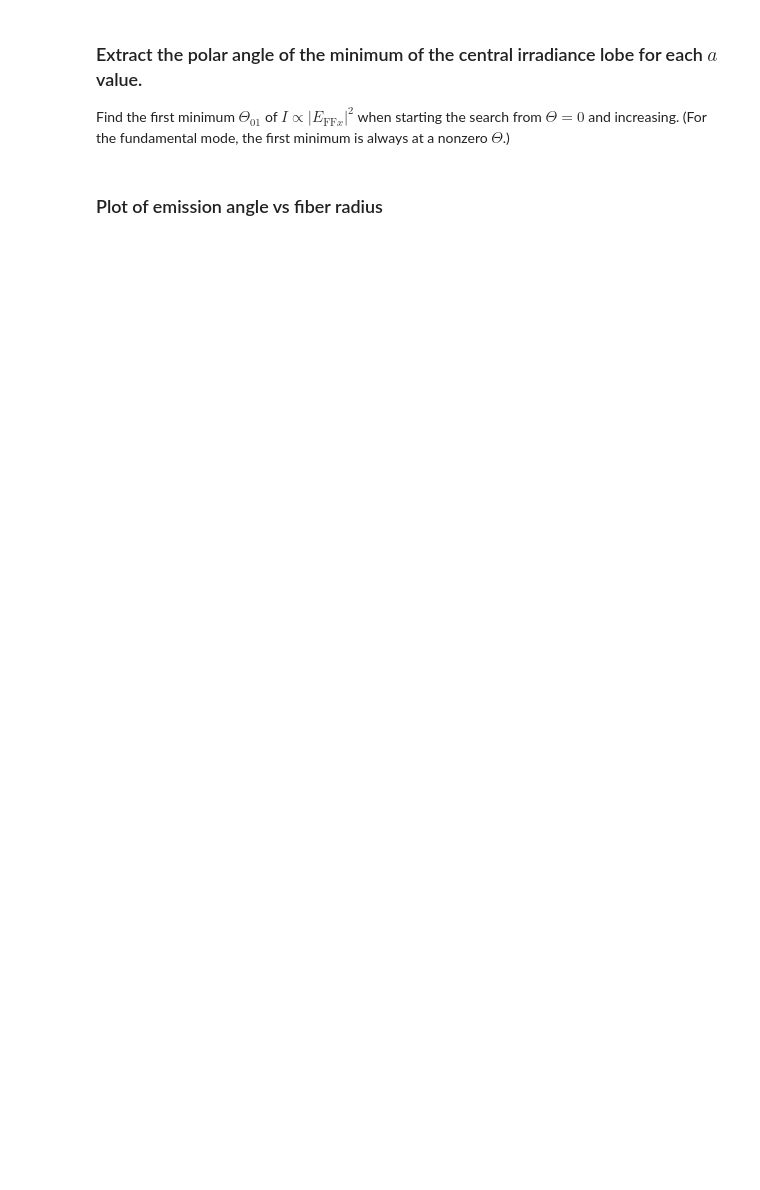
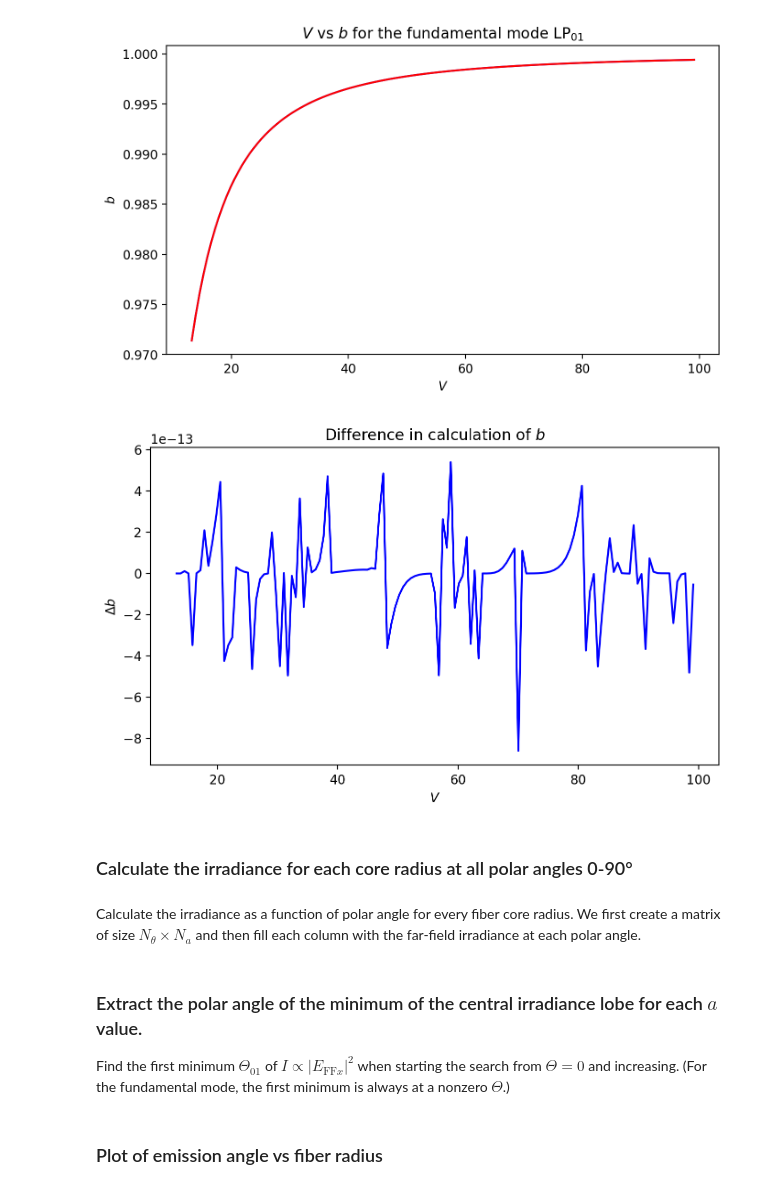
Before and after one commit to scottprahl/ofiber, a Jupyter notebook: docs/9-Far-field-irradiance-and-NA-fiber.ipynb, the cells around one changed output. Cells and saved outputs as stored; diff of their text form; code cells hidden in the pictures; blank space fills up the shorter version.

```diff
--- a/docs/9-Far-field-irradiance-and-NA-fiber.ipynb
+++ b/docs/9-Far-field-irradiance-and-NA-fiber.ipynb
@@ -111,0 +63,12 @@ for i in range(barr.shape[-1]):
+# %%
+ell = 0
+em = 1
+n_core = 1.589
+n_cladding = 1.48
+lambda0 = 0.550                  # center wavelength over visible spectrum 0.400-0.700 µm
+a = np.linspace(2, 15, num=131)  # core radii from 2-15 microns
+
+Delta = ofiber.relative_refractive_index(n_core, n_cladding)
+NA = ofiber.numerical_aperture_from_Delta(n_core, Delta)
+V = ofiber.V_parameter(a, NA, lambda0)
+b_ofiber = ofiber.LP_mode_value(V, ell, em)
@@ -111,0 +81,40 @@ for i in range(barr.shape[-1]):
+# %%
+ell = 0
+em = 1
+n_core = 1.589
+n_cladding = 1.48
+lambda0 = 0.550                  # center wavelength over visible spectrum 0.400-0.700 µm
+a = np.linspace(2, 15, num=131)  # core radii from 2-15 microns
+
+Delta = ofiber.relative_refractive_index(n_core, n_cladding)
+NA = ofiber.numerical_aperture_from_Delta(n_core, Delta)
+V = ofiber.V_parameter(a, NA, lambda0)
+
+b = np.zeros_like(V)
+b[0] = ofiber.LP_mode_value(V[0], ell, em)
+
+for i in range(1,len(V)):
+    b[i] = (scipy.optimize.root_scalar(f=ofiber.cylinder_step._cyl_mode_eqn, args=(V[i], 0),bracket=(b[i-1],1))).root
+# %%
+# plot both versions.  they yield equal values
+plt.figure(figsize=(8,4.5))
+plt.xlabel(r'$V$')
+plt.ylabel(r'$b$')
+plt.plot(V,b, color='blue')
+plt.plot(V,b_ofiber, color='red')
+plt.title(r"$V$ vs $b$ for the fundamental mode $\text{LP}_{01}$")
+plt.show()
+
+plt.figure(figsize=(8,4.5))
+plt.xlabel(r'$V$')
+plt.ylabel(r'$\Delta b$')
+plt.plot(V,b-b_ofiber, color='blue')
+plt.title("Difference in calculation of $b$")
+plt.show()
+# %% [output]
+[figure, added]
+[figure, added]
+# %% [markdown]
+### Calculate the irradiance for each core radius at all polar angles 0-90°
+# %% [markdown]
+Calculate the irradiance as a function of polar angle for every fiber core radius.  We first create a matrix of size $N_{\theta} \times N_{a}$ and then fill each column with the far-field irradiance at each polar angle.
```
Also changed, not shown: parts of 54 cells of this notebook, 4 other files.
